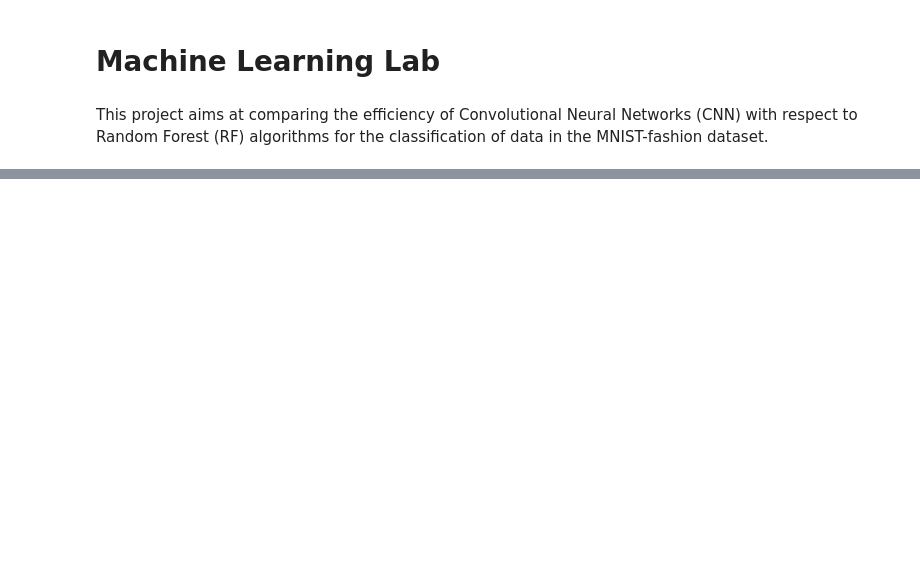
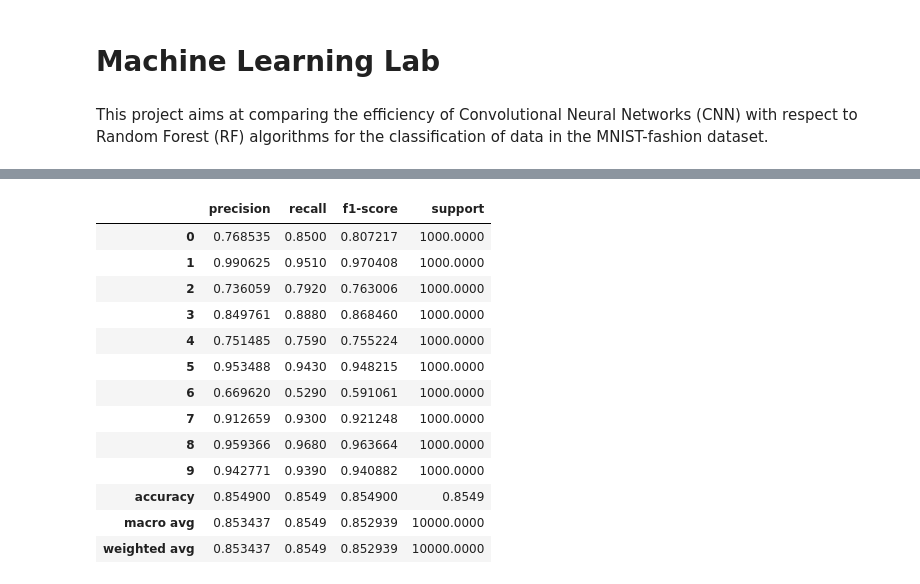
Before and after one commit to VLTSML26/cnn-randomforest, a Jupyter notebook: notebook.ipynb, the cells around one changed output, grey strips where cells are left out. Cells and saved outputs as stored; diff of their text form; code cells hidden in the pictures; blank space fills up the shorter version.

```diff
--- a/notebook.ipynb
+++ b/notebook.ipynb
@@ -46,0 +109,17 @@ CNN with optimizer: SGD Loss: 0.9473 Accuracy: 0.6342
+# %%
+df
+# %% [output]
+|  | precision | recall | f1-score | support |
+| 0 | 0.768535 | 0.8500 | 0.807217 | 1000.0000 |
+| 1 | 0.990625 | 0.9510 | 0.970408 | 1000.0000 |
+| 2 | 0.736059 | 0.7920 | 0.763006 | 1000.0000 |
+| 3 | 0.849761 | 0.8880 | 0.868460 | 1000.0000 |
+| 4 | 0.751485 | 0.7590 | 0.755224 | 1000.0000 |
+| 5 | 0.953488 | 0.9430 | 0.948215 | 1000.0000 |
+| 6 | 0.669620 | 0.5290 | 0.591061 | 1000.0000 |
+| 7 | 0.912659 | 0.9300 | 0.921248 | 1000.0000 |
+| 8 | 0.959366 | 0.9680 | 0.963664 | 1000.0000 |
+| 9 | 0.942771 | 0.9390 | 0.940882 | 1000.0000 |
+| accuracy | 0.854900 | 0.8549 | 0.854900 | 0.8549 |
+| macro avg | 0.853437 | 0.8549 | 0.852939 | 10000.0000 |
+| weighted avg | 0.853437 | 0.8549 | 0.852939 | 10000.0000 |
```
Also changed, not shown: parts of 21 cells of this notebook, 2 other files.
